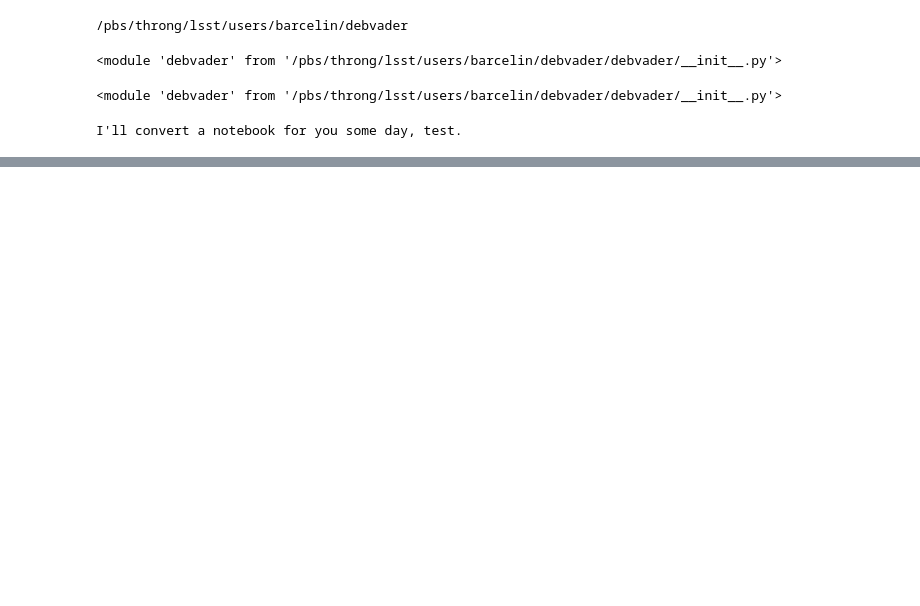
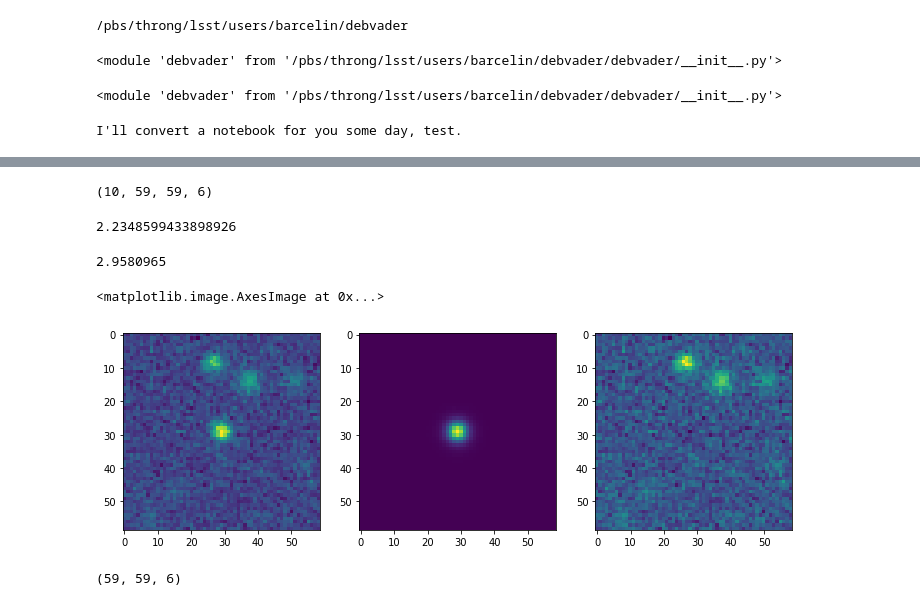
Before and after one commit to astrodeepnet/debvader, a Jupyter notebook: Untitled.ipynb, the cells around one changed output, grey strips where cells are left out. Drawn from its saved outputs; the diff is of its cells as text; code cells hidden in the pictures; blank space fills up the shorter version.

```diff
--- a/Untitled.ipynb
+++ b/Untitled.ipynb
@@ -42,3 +43,6 @@ Instructions for updating:
 Do not pass `graph_parents`.  They will  no longer be used.
 in cropping
 /pbs/throng/lsst/users/barcelin/debvader/weights/dc2/
+# %%
+root_dir = "/pbs/home/b/barcelin/sps_link/data/dc2_test/24.5/test/"
+test_images = np.load(root_dir+'img_cropped_sample_2.npy', mmap_mode = 'c')
@@ -44,0 +53,14 @@ in cropping
+# %%
+output = deblend(net, test_images[:10])
+# %%
+output.shape
+# %% [output]
+(10, 59, 59, 6)
+# %%
+np.max(test_images[0])
+# %% [output]
+2.2348599433898926
+# %%
+np.max(output[0])
+# %% [output]
+2.9580965
@@ -44,0 +69,9 @@ in cropping
+# %%
+fig, axes = plt.subplots(1,3, figsize =(12,4))
+
+axes[0].imshow(test_images[2,:,:,2])
+axes[1].imshow(output[2,:,:,2])
+axes[2].imshow(test_images[2,:,:,2]- output[2,:,:,2])
+# %% [output]
+<matplotlib.image.AxesImage at 0x...>
+[figure, added]
@@ -44,0 +85,4 @@ in cropping
+# %%
+out.shape
+# %% [output]
+(59, 59, 6)
```
Also changed, not shown: parts of 20 cells of this notebook, 2 other files.
